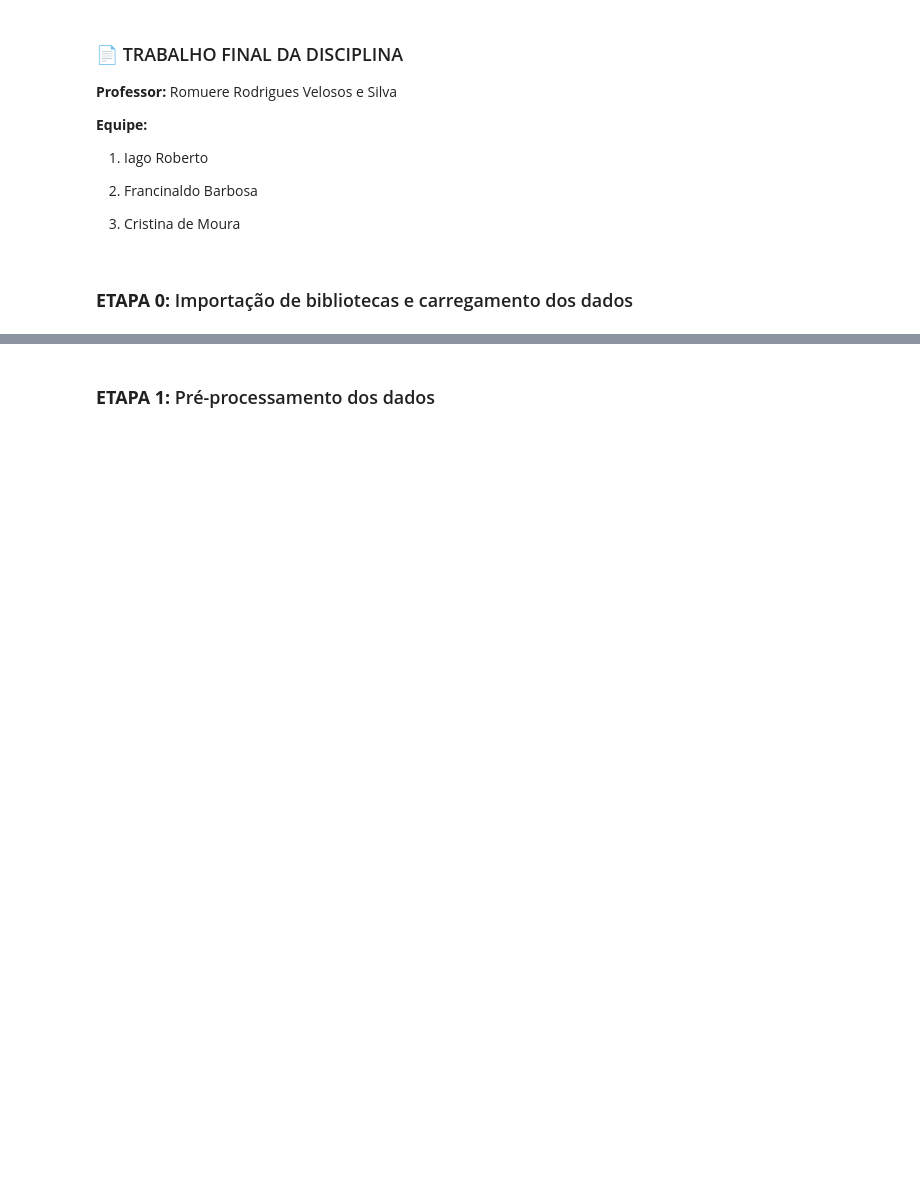
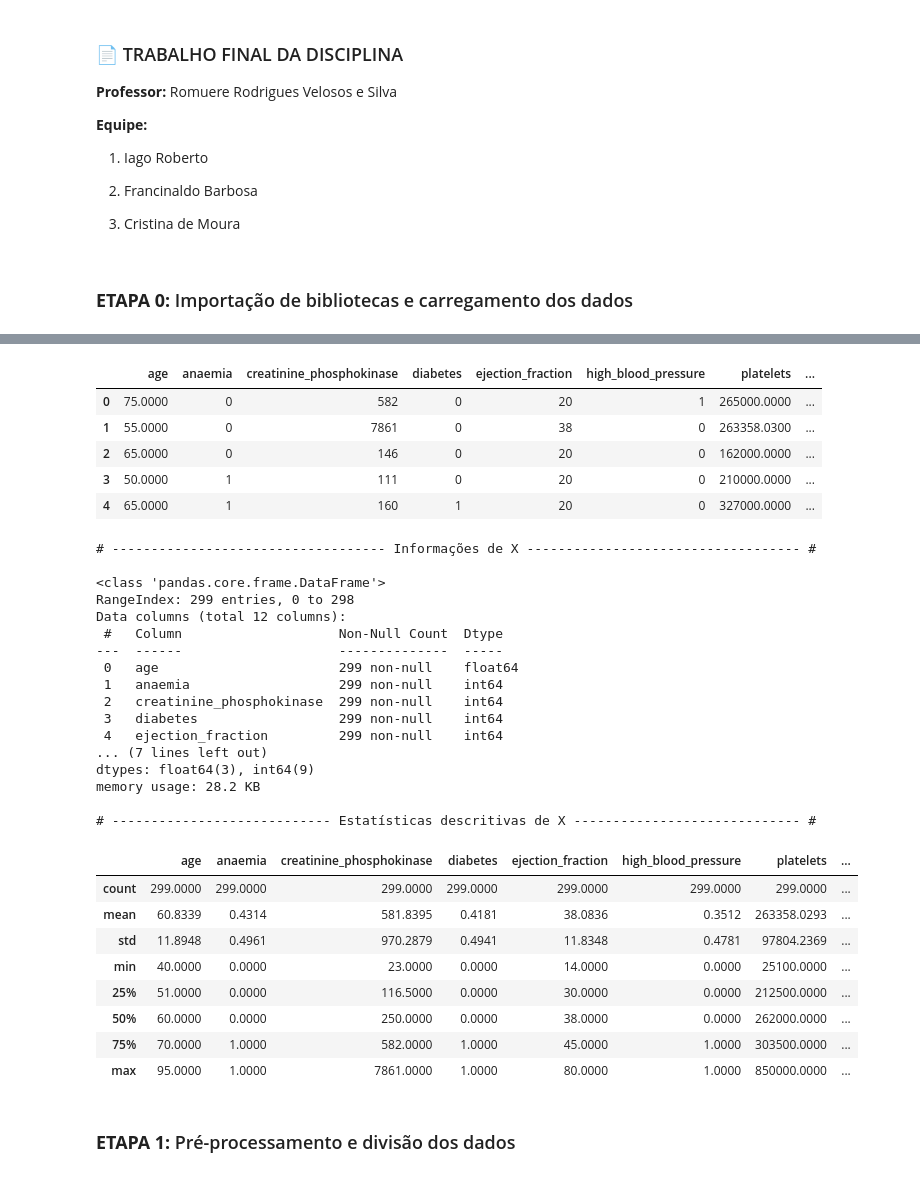
Before and after one commit to IagoraNz/SI-Health, a Jupyter notebook: src/main.ipynb, the cells around one changed output, grey strips where cells are left out. Saved outputs shown, nothing was run; the diff lists cells and outputs as text; code cells hidden in the pictures; blank space fills up the shorter version.

Commit message:
feat: Refactoring the code, new data division with K-Fold

```diff
--- a/src/main.ipynb
+++ b/src/main.ipynb
@@ -22,16 +22,15 @@ import matplotlib.pyplot as plt
 import seaborn as sns
 
 from ucimlrepo import fetch_ucirepo
-from sklearn.model_selection import StratifiedKFold
+from sklearn.model_selection import StratifiedKFold, train_test_split
 from sklearn.preprocessing import StandardScaler, LabelEncoder
 from sklearn.neighbors import KNeighborsClassifier
 from sklearn.naive_bayes import GaussianNB
 
 from sklearn.metrics import (
     accuracy_score, f1_score, precision_score, recall_score,
-    roc_auc_score, cohen_kappa_score, confusion_matrix,
-    balanced_accuracy_score, matthews_corrcoef,
-    ConfusionMatrixDisplay, RocCurveDisplay
+    roc_auc_score, cohen_kappa_score, balanced_accuracy_score,
+    matthews_corrcoef, confusion_matrix, ConfusionMatrixDisplay, RocCurveDisplay
 )
 
 def moldura(texto: str):
@@ -53,23 +52,36 @@ def add_linha(texto: str, largura_total: int = 90):
     else:
         print(f"\n# {linha} {texto} {linha} #\n")
 
+color_knn = '#5c6bc0'    # Índigo suave
+color_nb = '#81c784'     # Verde suave
+custom_colors = [color_knn, color_nb]
+
+sns.set(style='whitegrid', palette=custom_colors, font_scale=1.1)
+
 moldura("Carregando dataset")
 
 ds = fetch_ucirepo(id=519)
-X = ds.data.features.copy()
-y = ds.data.targets.copy()
+X_raw = ds.data.features.copy()
+y_raw = ds.data.targets.copy()
 
-# Converter y para array 1D
-if isinstance(y, pd.DataFrame) or isinstance(y, pd.Series):
-    y = np.asarray(y).ravel()
-else:
-    y = np.asarray(y).ravel()
+if isinstance(y_raw, pd.DataFrame): y_raw = y_raw.iloc[:, 0]
+y_raw = np.asarray(y_raw).ravel()
 
-print("X shape:", X.shape, "y shape:", y.shape)
+print(f"\nX shape: {X_raw.shape}, Y shape: {y_raw.shape}")
+print("\nDistribuição alvo:")
+print(pd.Series(y_raw).value_counts())
 
-print("Distribuição alvo:")
+print("\n")
+moldura("Visão Geral do Dataset")
 
-print(pd.Series(y).value_counts())
+add_linha("Primeiras 5 linhas")
+display(X_raw.head())
+
+add_linha("Informações de X")
+X_raw.info()
+
+add_linha("Estatísticas descritivas de X")
+display(X_raw.describe())
 # %% [output]
 +--------------------+
 | Carregando dataset |
@@ -82,2 +103,34 @@ Name: count, dtype: int64
+|  | age | anaemia | creatinine_phosphokinase | diabetes | ejection_fraction | high_blood_pressure | platelets | ... |
+| 0 | 75.0000 | 0 | 582 | 0 | 20 | 1 | 265000.0000 | ... |
+| 1 | 55.0000 | 0 | 7861 | 0 | 38 | 0 | 263358.0300 | ... |
+| 2 | 65.0000 | 0 | 146 | 0 | 20 | 0 | 162000.0000 | ... |
+| 3 | 50.0000 | 1 | 111 | 0 | 20 | 0 | 210000.0000 | ... |
+| 4 | 65.0000 | 1 | 160 | 1 | 20 | 0 | 327000.0000 | ... |
+# ----------------------------------- Informações de X ----------------------------------- #
+
+<class 'pandas.core.frame.DataFrame'>
+RangeIndex: 299 entries, 0 to 298
+Data columns (total 12 columns):
+ #   Column                    Non-Null Count  Dtype
+---  ------                    --------------  -----
+ 0   age                       299 non-null    float64
+ 1   anaemia                   299 non-null    int64
+ 2   creatinine_phosphokinase  299 non-null    int64
+ 3   diabetes                  299 non-null    int64
+ 4   ejection_fraction         299 non-null    int64
+... (7 lines left out)
+dtypes: float64(3), int64(9)
+memory usage: 28.2 KB
+
+# ---------------------------- Estatísticas descritivas de X ----------------------------- #
+|  | age | anaemia | creatinine_phosphokinase | diabetes | ejection_fraction | high_blood_pressure | platelets | ... |
+| count | 299.0000 | 299.0000 | 299.0000 | 299.0000 | 299.0000 | 299.0000 | 299.0000 | ... |
+| mean | 60.8339 | 0.4314 | 581.8395 | 0.4181 | 38.0836 | 0.3512 | 263358.0293 | ... |
+| std | 11.8948 | 0.4961 | 970.2879 | 0.4941 | 11.8348 | 0.4781 | 97804.2369 | ... |
+| min | 40.0000 | 0.0000 | 23.0000 | 0.0000 | 14.0000 | 0.0000 | 25100.0000 | ... |
+| 25% | 51.0000 | 0.0000 | 116.5000 | 0.0000 | 30.0000 | 0.0000 | 212500.0000 | ... |
+| 50% | 60.0000 | 0.0000 | 250.0000 | 0.0000 | 38.0000 | 0.0000 | 262000.0000 | ... |
+| 75% | 70.0000 | 1.0000 | 582.0000 | 1.0000 | 45.0000 | 1.0000 | 303500.0000 | ... |
+| max | 95.0000 | 1.0000 | 7861.0000 | 1.0000 | 80.0000 | 1.0000 | 850000.0000 | ... |
 # %% [markdown]
-### **ETAPA 1:** Pré-processamento dos dados
+### **ETAPA 1:** Pré-processamento e divisão dos dados
```
Also changed, not shown: parts of 16 cells of this notebook.
